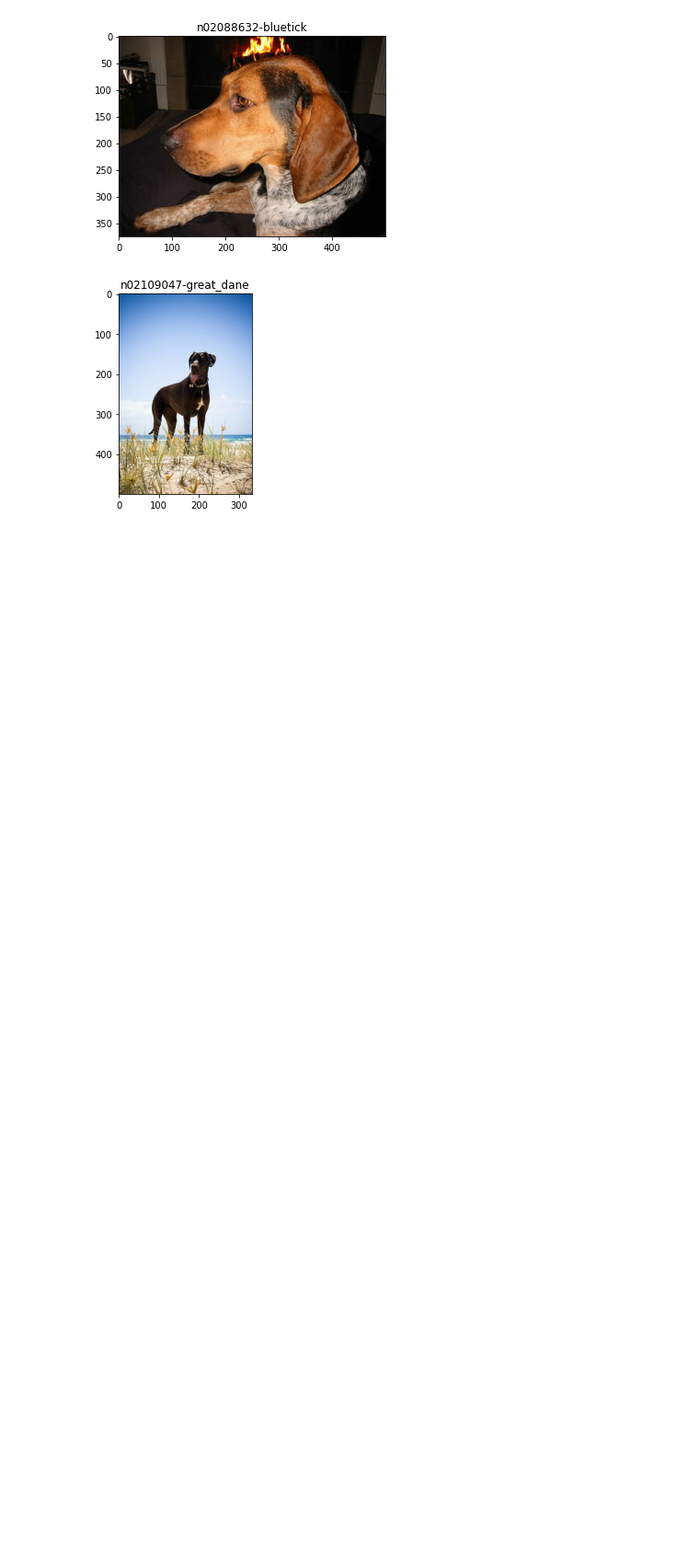
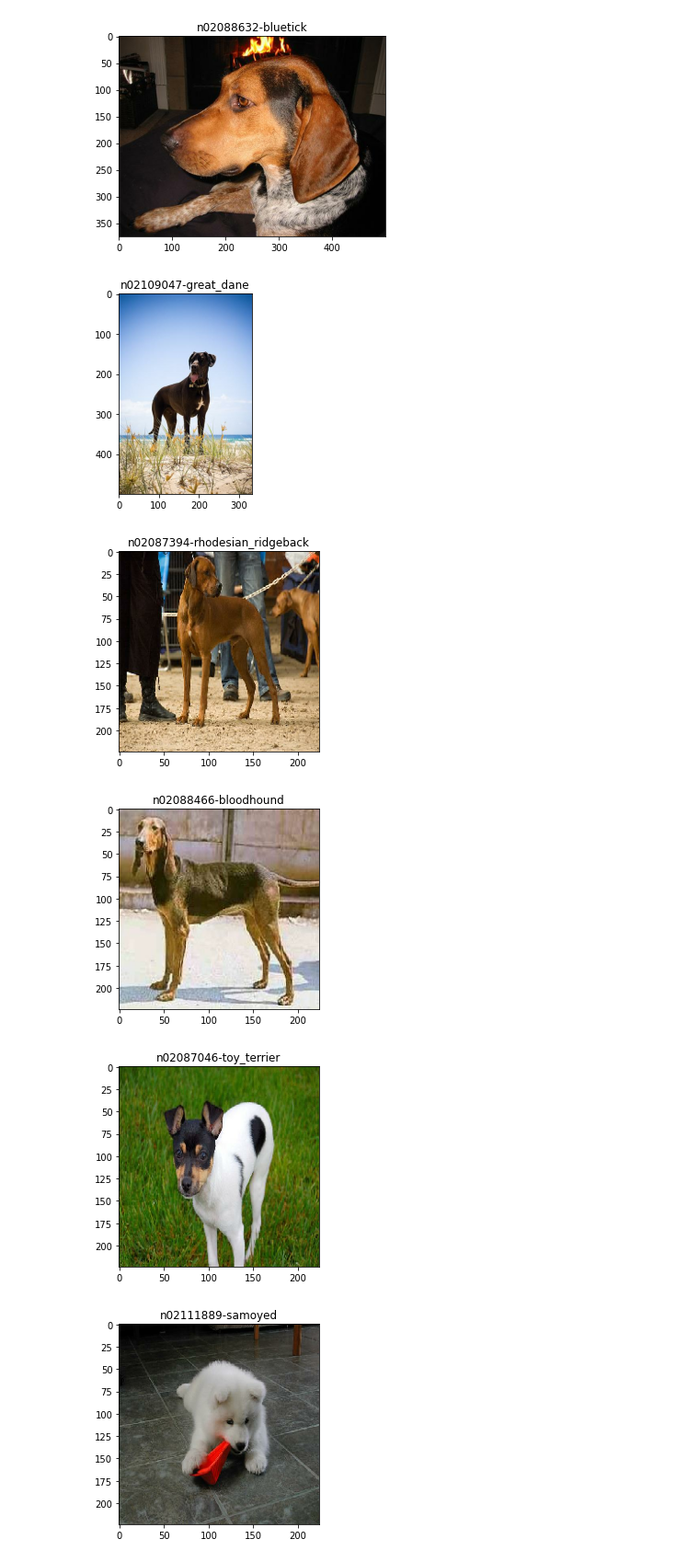
Before and after one commit to ryanachten/Whosagoodboy, a Jupyter notebook: model/DogModelGeneration.ipynb, the cells around one changed output. Shown at 92% size. Saved outputs shown, nothing was run; the diff lists cells and outputs as text; code cells hidden in the pictures; blank space fills up the shorter version.

```diff
--- a/model/DogModelGeneration.ipynb
+++ b/model/DogModelGeneration.ipynb
@@ -60,0 +64,12 @@ def prepare(dataset, batch_size=None):
+# %%
+decode = lambda x: get_name(tf.math.argmax(x))
+
+for pic, label in prepare(training_data).take(10):
+  plt.figure()
+  plt.imshow(pic)
+  plt.title(decode(label))
+# %% [output]
+[figure, added]
+[figure, added]
+[figure, added]
+[figure, added]
```
Also changed, not shown: parts of 22 cells of this notebook, 1 other file.
